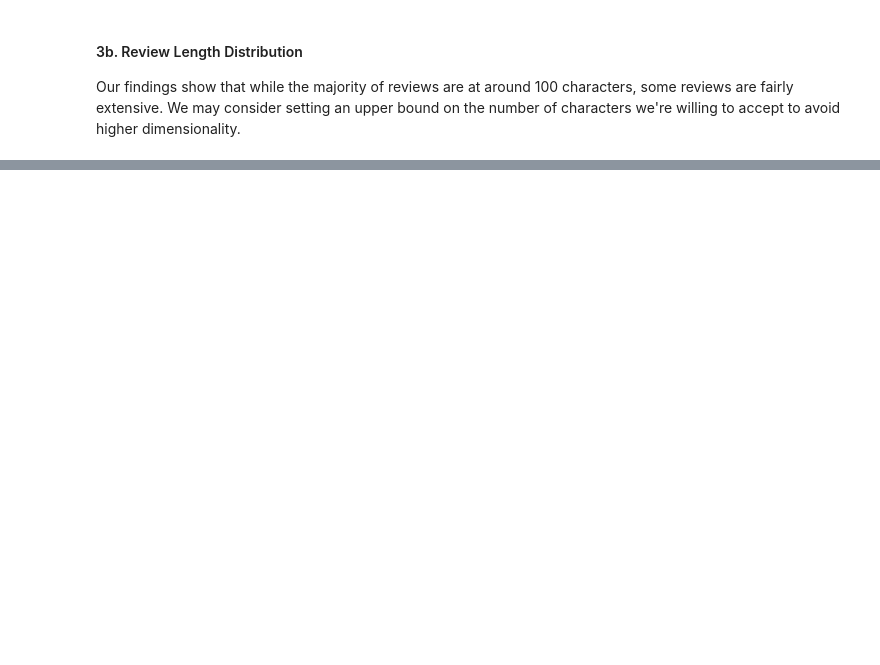
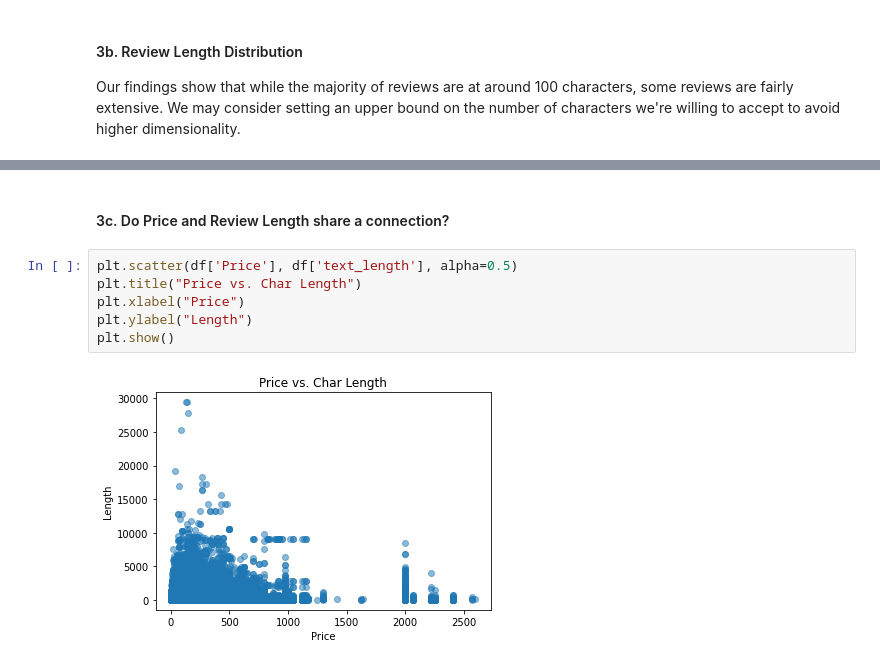
Before and after one commit to kayfilipp/text_mining_amazon_unlocked, a Jupyter notebook: Review_classification.ipynb, the cells around one changed output, grey strips where cells are left out. Drawn from its saved outputs; the diff is of its cells as text; blank space fills up the shorter version.

```diff
--- a/Review_classification.ipynb
+++ b/Review_classification.ipynb
@@ -83,0 +104,10 @@ plt.show()
+# %% [markdown]
+#### 3c. Do Price and Review Length share a connection?
+# %%
+plt.scatter(df['Price'], df['text_length'], alpha=0.5)
+plt.title("Price vs. Char Length")
+plt.xlabel("Price")
+plt.ylabel("Length")
+plt.show()
+# %% [output]
+[figure, added]
```
Also changed, not shown: parts of 7 cells of this notebook.
